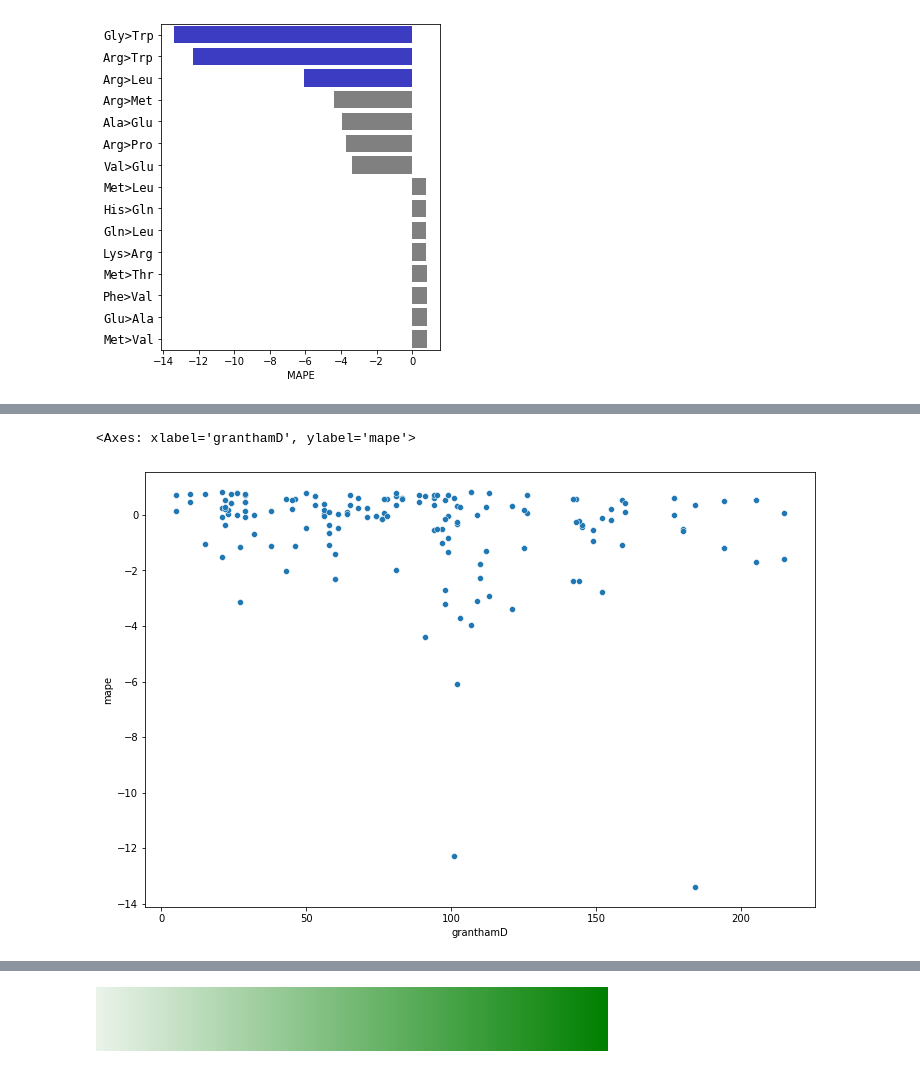
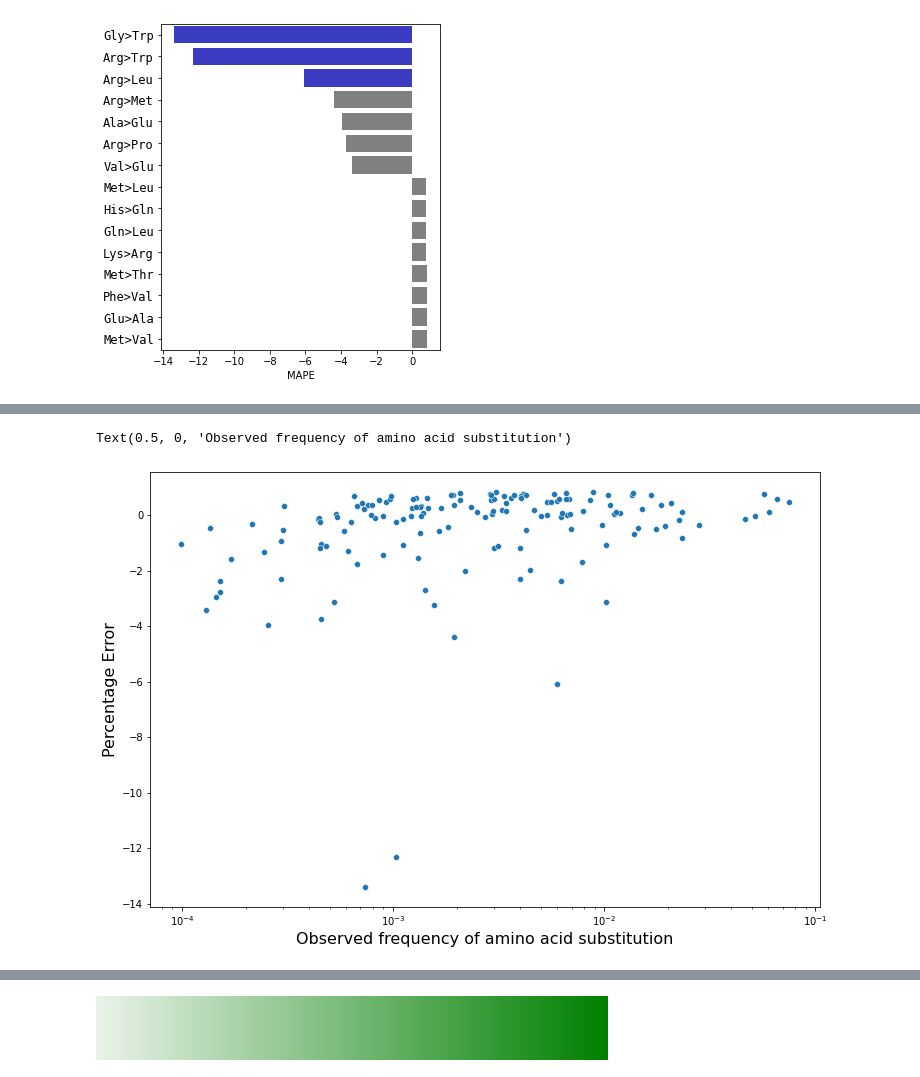
Before and after one commit to mitoclub/RNAViralMutSpec, a Jupyter notebook: sars-cov-2_aa_subst/process.ipynb, the cells around one changed output, grey strips where cells are left out. Cells and saved outputs as stored; diff of their text form; code cells hidden in the pictures.

```diff
--- a/sars-cov-2_aa_subst/process.ipynb
+++ b/sars-cov-2_aa_subst/process.ipynb
@@ -441,6 +441,9 @@ obs_clade = obs[obs['clade'] == '20A']
 aa_subst = prepare_aa_subst(obs_clade, exp_aa_subst, aa_freqs_total_dct)
 aa_subst['label'] = aa_subst.aa1 + '>' + aa_subst.aa2
 aa_subst['mape'] = aa_subst['mape'].replace(-np.inf, 0)
+aa_subst['diff_freqs_abs'] = (aa_subst['nobs_freqs'] - aa_subst['nexp_freqs']).abs()
+aa_subst['division'] = (aa_subst['nobs_freqs'] / aa_subst['nexp_freqs'])
+aa_subst['dist_to_diagonal'] = aa_subst['diff_freqs_abs'] / (2**0.5)
 aa_subst = aa_subst.merge(grantham_long, 'left')
 aa_subst.sort_values('mape')
 # %% [output]
@@ -499,11 +517,11 @@ sns.heatmap(aa_subst.drop(['aa1', 'aa2', 'label', 'nobs', 'nexp', 'nobs_scaled',
 # %%
 plt.figure(figsize=(12, 8))
-sns.scatterplot(aa_subst, x='granthamD', y='mape')
-# plt.xscale('log')
-# # plt.yscale('log')
+sns.scatterplot(aa_subst, x='nobs_freqs', y='mape')
+plt.xscale('log')
+# plt.yscale('log')
 # plt.text(2.5e-2, -3, '${MAPE=const}$', {'size': 16})
-# plt.ylabel('MAPE')
-# plt.xlabel('Observed frequency of amino acid substitution')
+plt.ylabel('Percentage Error', fontsize=16)
+plt.xlabel('Observed frequency of amino acid substitution', fontsize=16)
 # %% [output]
-<Axes: xlabel='granthamD', ylabel='mape'>
+Text(0.5, 0, 'Observed frequency of amino acid substitution')
-[figure, old version]
+[figure, new version]
```
Also changed, not shown: parts of 5 cells of this notebook, 1 other file.
